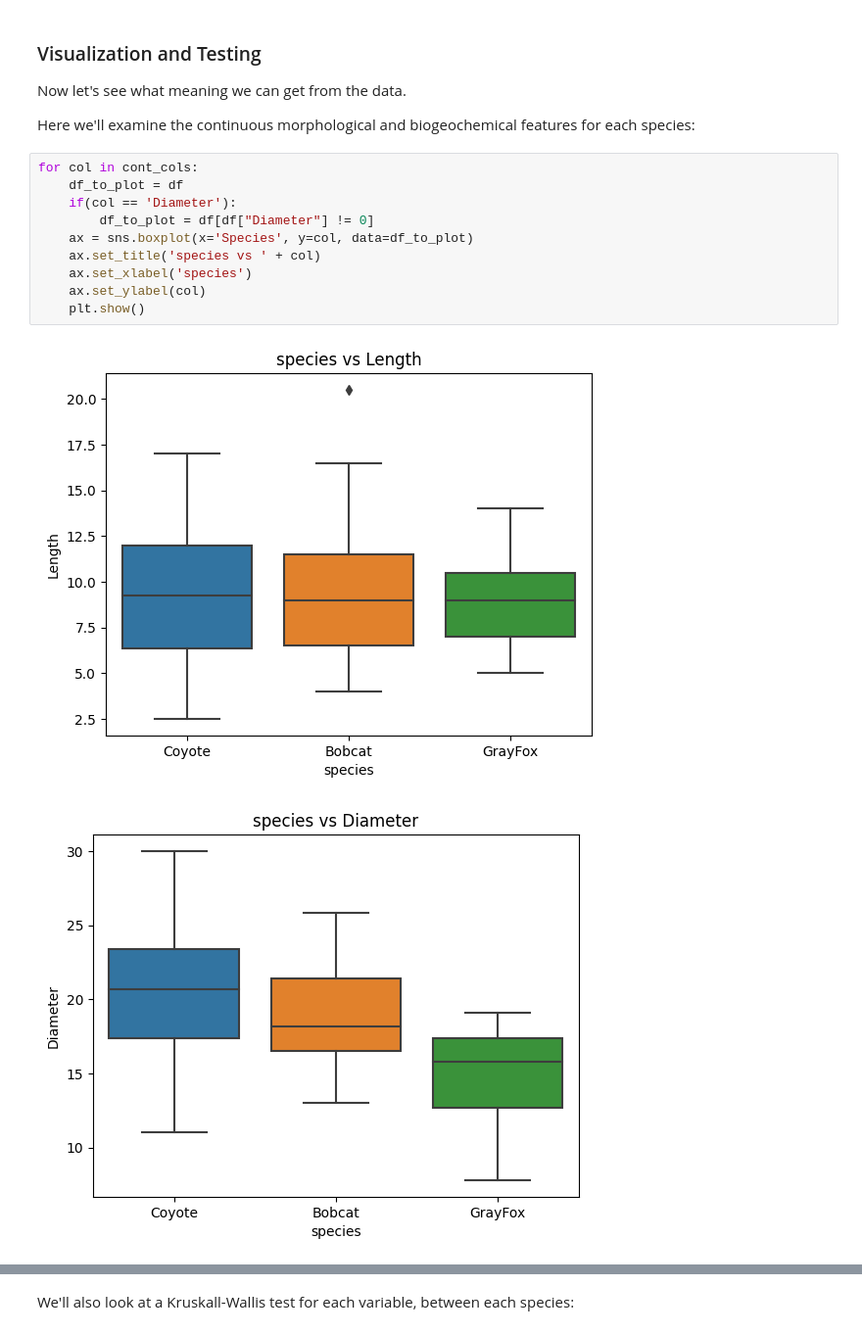
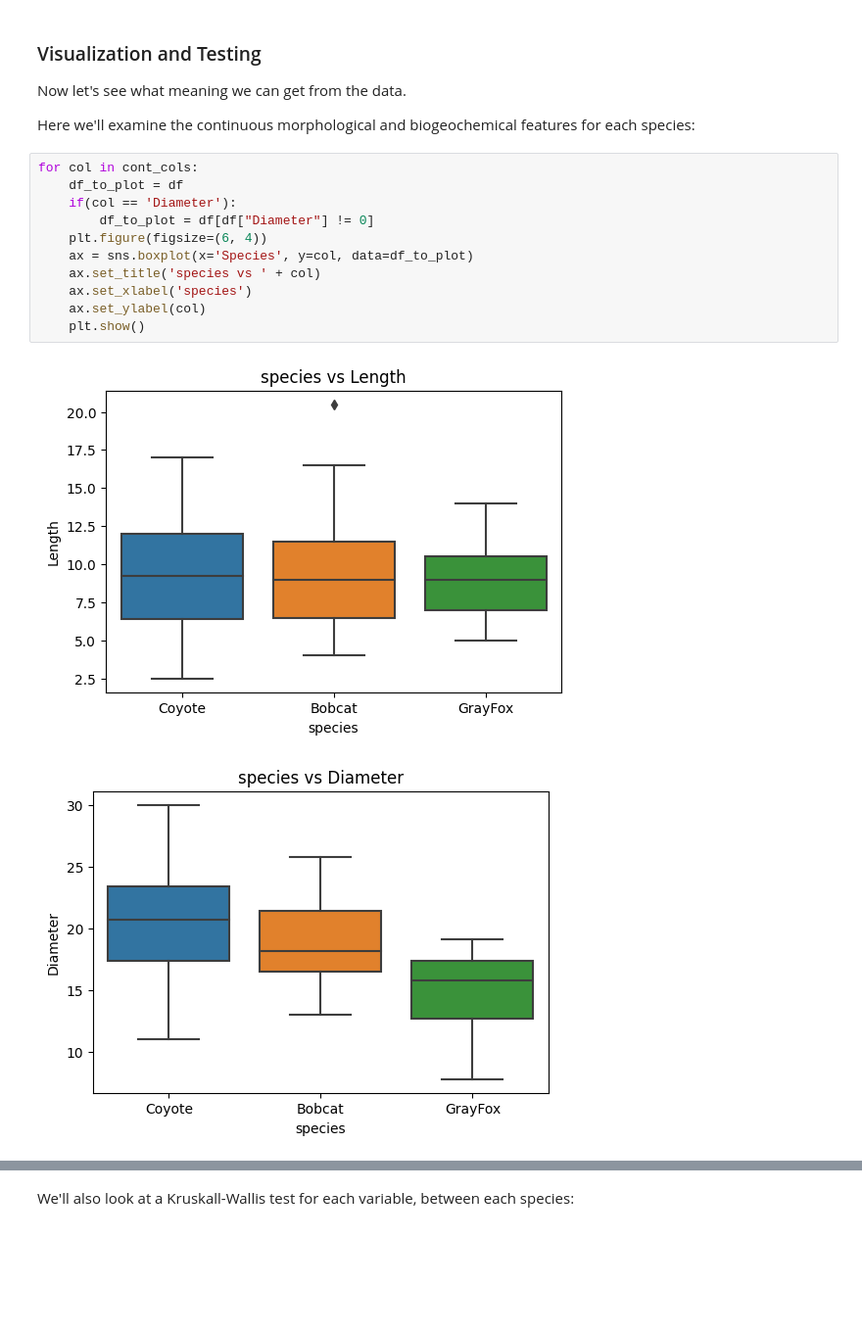
Before and after one commit to JacksonRolando/DataScience, a Jupyter notebook: 4_Assessment/rolando_lab4.ipynb, the cells around one changed output, grey strips where cells are left out. Shown at 98% size. Saved outputs shown, nothing was run; the diff lists cells and outputs as text; blank space fills up the shorter version.

```diff
--- a/4_Assessment/rolando_lab4.ipynb
+++ b/4_Assessment/rolando_lab4.ipynb
@@ -321,13 +321,14 @@ Here we'll examine the continuous morphological and biogeochemical features for
 # %%
 for col in cont_cols:
     df_to_plot = df
     if(col == 'Diameter'):
         df_to_plot = df[df["Diameter"] != 0]
+    plt.figure(figsize=(6, 4))
     ax = sns.boxplot(x='Species', y=col, data=df_to_plot)
     ax.set_title('species vs ' + col)
     ax.set_xlabel('species')
     ax.set_ylabel(col)
     plt.show()
 # %% [output]
-[figure, old version]
+[figure, new version]
-[figure, old version]
+[figure, new version]
```
Also changed, not shown: parts of 3 cells of this notebook, 5 other files.
